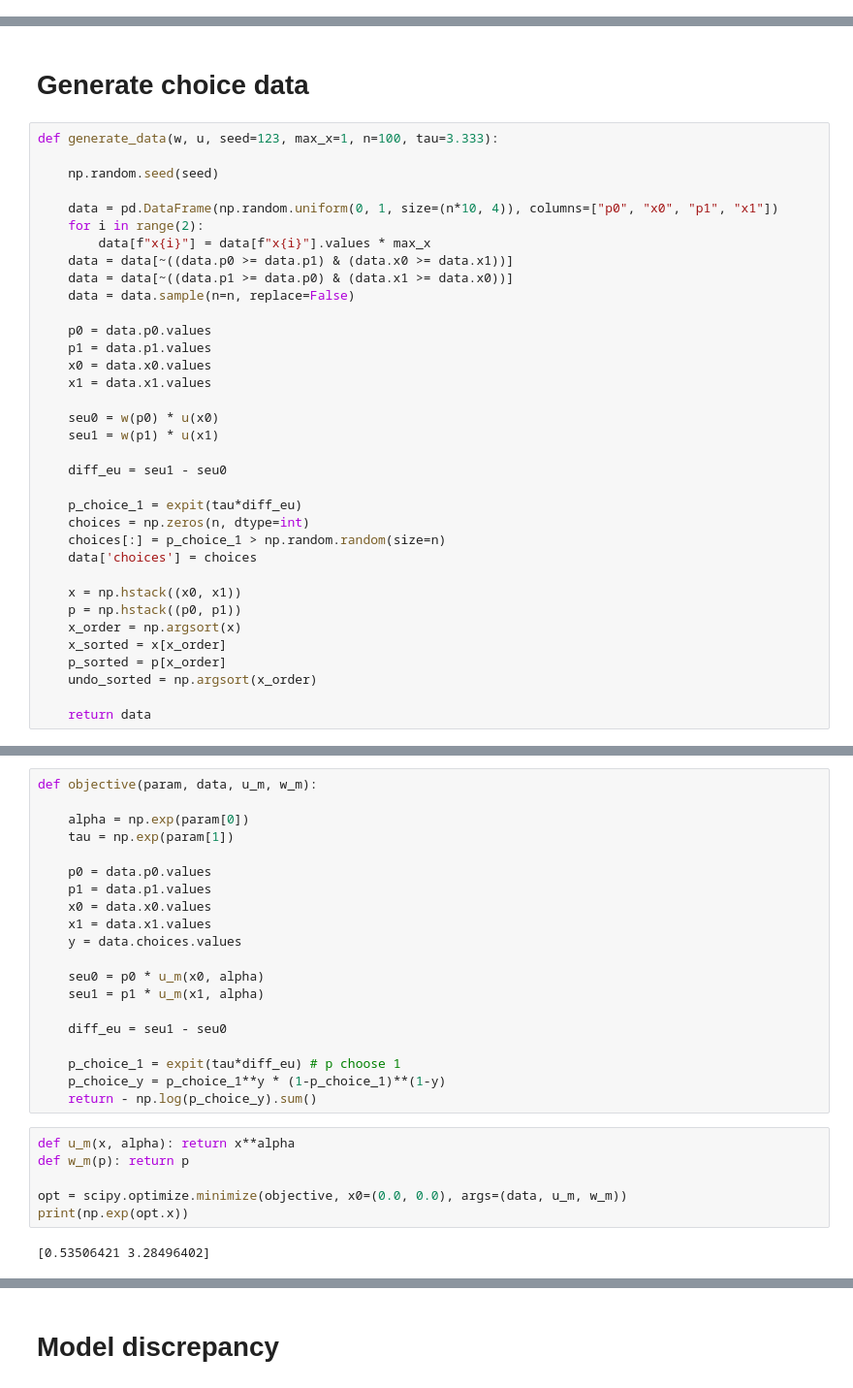
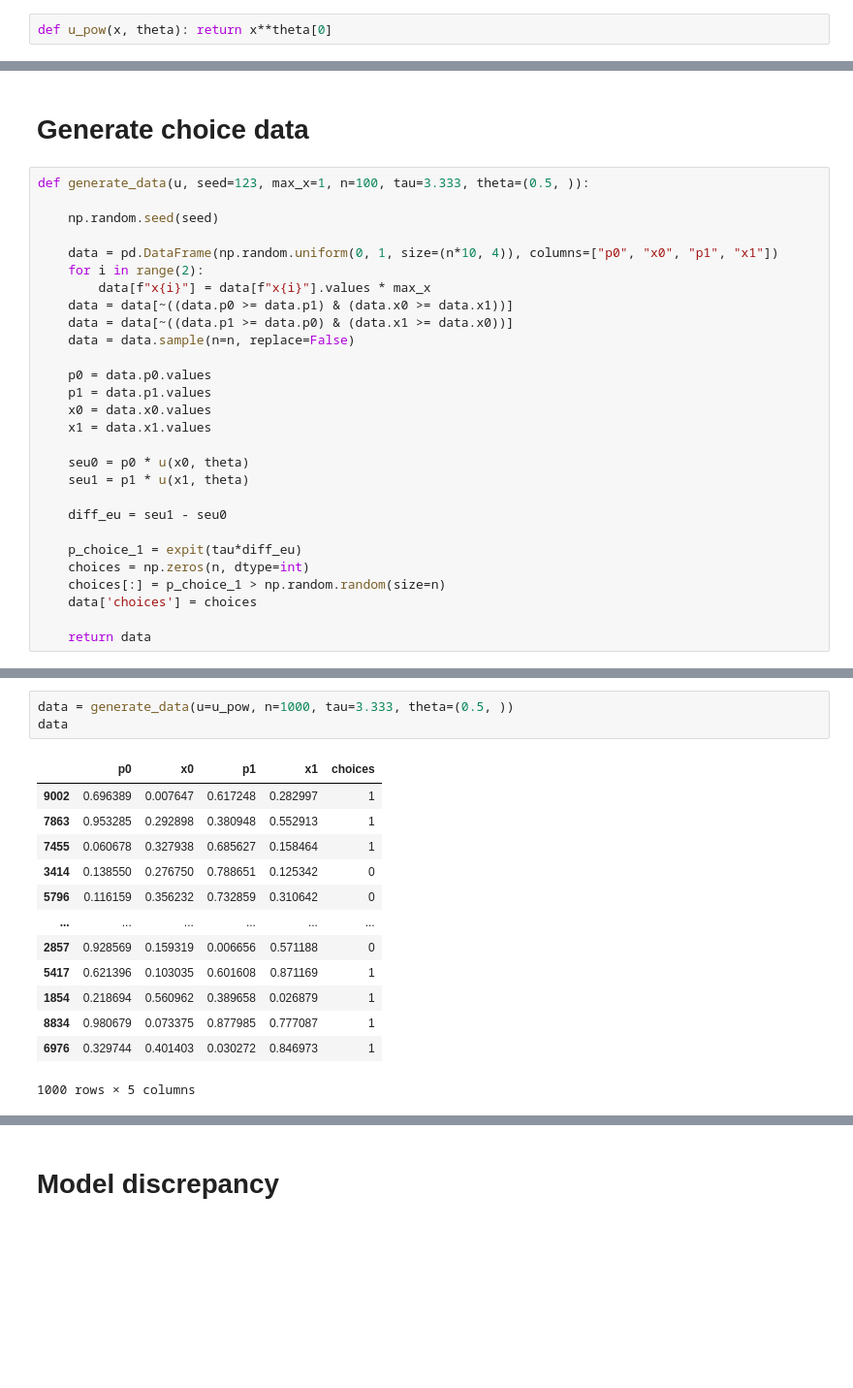
Before and after one commit to AurelienNioche/TransformedGP, a Jupyter notebook: model-discrepancy-workflow.ipynb, the cells around one changed output, grey strips where cells are left out. Shown at 97% size. Cells and saved outputs as stored; diff of their text form; blank space fills up the shorter version.

```diff
--- a/model-discrepancy-workflow.ipynb
+++ b/model-discrepancy-workflow.ipynb
@@ -27,0 +29,2 @@ np.random.seed(123)
+# %%
+def u_pow(x, theta): return x**theta[0]
@@ -28,7 +33,7 @@ np.random.seed(123)
 # %% [markdown]
 # Generate choice data
 # %%
-def generate_data(w, u, seed=123, max_x=1, n=100, tau=3.333):
+def generate_data(u, seed=123, max_x=1, n=100, tau=3.333, theta=(0.5, )):
 
     np.random.seed(seed)
 
@@ -44,8 +49,8 @@ def generate_data(w, u, seed=123, max_x=1, n=100, tau=3.333):
     x0 = data.x0.values
     x1 = data.x1.values
 
-    seu0 = w(p0) * u(x0)
-    seu1 = w(p1) * u(x1)
+    seu0 = p0 * u(x0, theta)
+    seu1 = p1 * u(x1, theta)
 
     diff_eu = seu1 - seu0
 
@@ -54,11 +59,4 @@ def generate_data(w, u, seed=123, max_x=1, n=100, tau=3.333):
     choices[:] = p_choice_1 > np.random.random(size=n)
     data['choices'] = choices
 
-    x = np.hstack((x0, x1))
-    p = np.hstack((p0, p1))
-    x_order = np.argsort(x)
-    x_sorted = x[x_order]
-    p_sorted = p[x_order]
-    undo_sorted = np.argsort(x_order)
-
     return data
@@ -71,28 +63,17 @@ data = generate_data(w=w_data, u=u_data, n=1000)
-# %%
-def objective(param, data, u_m, w_m):
-
-    alpha = np.exp(param[0])
-    tau = np.exp(param[1])
-
-    p0 = data.p0.values
-    p1 = data.p1.values
-    x0 = data.x0.values
-    x1 = data.x1.values
-    y = data.choices.values
-
-    seu0 = p0 * u_m(x0, alpha)
-    seu1 = p1 * u_m(x1, alpha)
-
-    diff_eu = seu1 - seu0
-
-    p_choice_1 = expit(tau*diff_eu) # p choose 1
-    p_choice_y = p_choice_1**y * (1-p_choice_1)**(1-y)
-    return - np.log(p_choice_y).sum()
-# %%
-def u_m(x, alpha): return x**alpha
-def w_m(p): return p
-
-opt = scipy.optimize.minimize(objective, x0=(0.0, 0.0), args=(data, u_m, w_m))
-print(np.exp(opt.x))
-# %% [output]
-[0.53506421 3.28496402]
+# %%
+data = generate_data(u=u_pow, n=1000, tau=3.333, theta=(0.5, ))
+data
+# %% [output]
+|  | p0 | x0 | p1 | x1 | choices |
+| 9002 | 0.696389 | 0.007647 | 0.617248 | 0.282997 | 1 |
+| 7863 | 0.953285 | 0.292898 | 0.380948 | 0.552913 | 1 |
+| 7455 | 0.060678 | 0.327938 | 0.685627 | 0.158464 | 1 |
+| 3414 | 0.138550 | 0.276750 | 0.788651 | 0.125342 | 0 |
+| 5796 | 0.116159 | 0.356232 | 0.732859 | 0.310642 | 0 |
+| ... | ... | ... | ... | ... | ... |
+| 2857 | 0.928569 | 0.159319 | 0.006656 | 0.571188 | 0 |
+| 5417 | 0.621396 | 0.103035 | 0.601608 | 0.871169 | 1 |
+| 1854 | 0.218694 | 0.560962 | 0.389658 | 0.026879 | 1 |
+| 8834 | 0.980679 | 0.073375 | 0.877985 | 0.777087 | 1 |
+| 6976 | 0.329744 | 0.401403 | 0.030272 | 0.846973 | 1 |
+1000 rows × 5 columns
```
Also changed, not shown: parts of 30 cells of this notebook, 4 other files.
